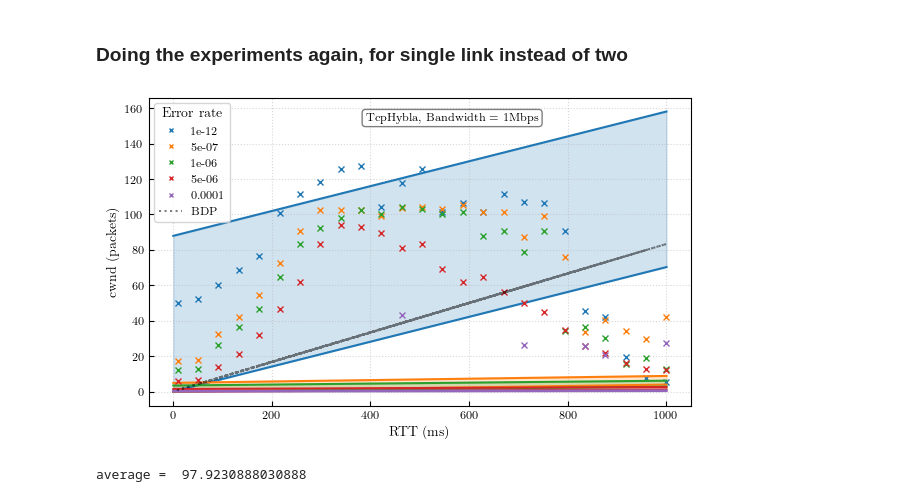
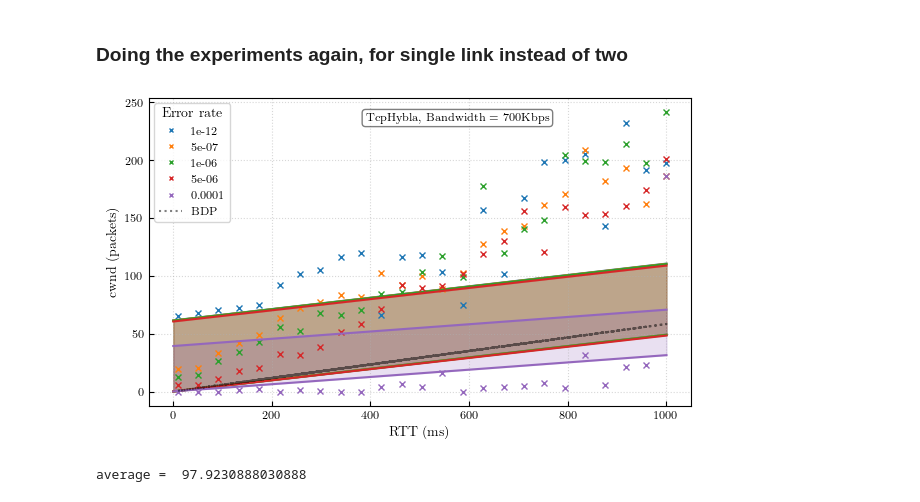
Before and after one commit to megretj/qpepcca, a Jupyter notebook: ns3_analysis.ipynb, the cells around one changed output. Drawn from its saved outputs; the diff is of its cells as text; code cells hidden in the pictures.

Commit message:
other few plots

```diff
--- a/ns3_analysis.ipynb
+++ b/ns3_analysis.ipynb
@@ -1422,9 +1422,10 @@ def save_figure(destination="./figures/ns3_results/temp.png"):
 def average_cwnd(file_path):
     try:
         data = np.loadtxt(file_path)
-        filtered_data = data[(data[:, 0] > 100) & (data[:, 1] < 150*mtu/8)]
+        filtered_data = data[(data[:, 0] > 100) & (data[:, 1] < 200*mtu)] #& (data[:, 1] < 200*mtu/8)
+        time_intervals = np.diff(filtered_data[:,0], prepend=0)
         # only take values after time is more than 100 seconds
-        return np.average(filtered_data[:,1])
+        return np.average(filtered_data[:,1], weights=time_intervals)
     except:
         return 0
 
@@ -1445,7 +1446,7 @@ def get_rtt(folder_path,file_path):
     if not match:
         print(f"Error: Delay not found in {file_path}")
         return None
-    return match.group(1)
+    return float(match.group(1))
 
 def get_run(file_path):
     match = re.search(r"_(\d+?)-",file_path)
@@ -1463,6 +1464,7 @@ import matplotlib.colors as mcolors
 my_colours = list(mcolors.TABLEAU_COLORS.values())
 mtu = 1500*8 # bits
 bdw = 1e6
+target_bandwidth = "1Mbps"
 cca = "TcpHybla"
 folder_path = f"../../../Documents/Github/ns-3-dev/results/tcp_model_comparison_final/{cca}/"
 
@@ -1487,51 +1489,53 @@ for i,filename in enumerate(file_list):
 # keep only results with an average cwnd greater than 0
 
 # sort the dictionary by error key
-results[bw] = dict(sorted(results[bw].items()))
+for bw in results:
+    results[bw] = dict(sorted(results[bw].items()))
 bit_error = [1e-12, 5e-7, 1e-6, 5e-6, 0.0001]
 rtts = np.linspace(0.001,1,25)
 upper_throughputs = np.zeros((len(bit_error),len(rtts)))
 lower_throughputs = np.zeros((len(bit_error),len(rtts)))
 points = np.zeros((len(bit_error),len(results[bw][error]),4))
 for j,error in enumerate(bit_error):
-    for i, rtt in enumerate(results[bw][error]):
+    for i, rtt in enumerate(results[target_bandwidth][error]):
         try:
-            points[j,i,:] = float(rtt)*2 , np.max(results[bw][error][rtt])/mtu*8, np.min(results[bw][error][rtt])/mtu*8, np.max(results[bw][error][rtt])/mtu*8
+            sorted_data = np.sort(results[target_bandwidth][error][rtt])[::-1]
+            points[j,i,:] = float(rtt)*2 , np.mean(sorted_data[:2])/mtu, np.min(results[target_bandwidth][error][rtt])/mtu, np.max(results[target_bandwidth][error][rtt])/mtu
         except:
-            print(f"error {error}, rtt {rtt} has following results {results[bw][error][rtt]}")
+            print(f"error {error}, rtt {rtt} has following results {results[target_bandwidth][error][rtt]}")
             points[j,i,:] = float(rtt)*2 , 0, 0, 0
         #points = points[points[:,0].argsort()]
     for i, rtt in enumerate(rtts):
-        link = CCA_MarkovChain_Hybla_bit(packet_err=error*1500*8,beta=0.7,N=130,C = 83,RTT_real=rtt)
+        link = CCA_MarkovChain_Hybla_bit(packet_err=error*1500*8,beta=0.7,N=130,C = int(bdw/(1500*8)),RTT_real=rtt)
         lower_throughputs[j,i] = link.sscwnd()
-        link = CCA_MarkovChain_Hybla_bit(packet_err=error*1500*8,beta=0.7,N=130,C = 83,RTT_real=rtt+1.25)
+        link = CCA_MarkovChain_Hybla_bit(packet_err=error*1500*8,beta=0.7,N=130,C = int(bdw/(1500*8)),RTT_real=rtt+1.25)
         upper_throughputs[j,i] = link.sscwnd()
 # %%
 plt.rcParams.update({'text.usetex': True, "font.family": "Computer Modern Roman"})
 props = dict(boxstyle='round', facecolor='white', alpha=0.5)
 fig, ax = plt.subplots(1,1,figsize=(7,4))
 for j,error in enumerate(bit_error):
     ax.plot(rtts*1000,lower_throughputs[j,:],color=my_colours[j%len(my_colours)])
     ax.plot(rtts*1000,upper_throughputs[j,:],color=my_colours[j%len(my_colours)])
     ax.fill_between(rtts*1000,lower_throughputs[j,:],upper_throughputs[j,:],color=my_colours[j%len(my_colours)],alpha=0.2)
     # I want to color the space between the two lines
     #plt.plot(rtts,throughputs[2*k+1,:], label = "CUBIC_packet p = {}".format(err))
     ax.plot(points[j,:,0],points[j,:,1],label=error,marker='x', markerfacecolor="none", markersize = '4',linestyle='',color=my_colours[j%len(my_colours)])
 ax.plot(points[0,:,0],bdw*points[0,:,0]/mtu/1000,linestyle=':',color='black', alpha = 0.5,label="BDP")
 #ax.plot(points[0,:,0],1.7/2*bdw*points[0,:,0]/mtu/1000,linestyle=':',color='blue', alpha = 0.5,label="max cwnd")
 #ax.set_ylim(0, 35)
-ax.text(0.40, 0.95, fr"{cca}, Bandwidth = 1Mbps", transform=ax.transAxes, fontsize="small",
+ax.text(0.40, 0.95, fr"{cca}, Bandwidth = {target_bandwidth}", transform=ax.transAxes, fontsize="small",
         verticalalignment='top', bbox=props)
 ax.legend(title="Error rate",loc='upper left',fontsize="small", markerscale=0.6, ncols=1)
 plt.tick_params(axis='both', direction='in',labelsize="small", grid_alpha=0.5, grid_linestyle=':')
 ax.grid()
 ax.set_xlabel("RTT (ms)")
 ax.set_ylabel("cwnd (packets)")
-save_figure("./figures/ns3_results/hybla_cwnd_v_rtt_sandwich_filtered.png")
+save_figure("./figures/ns3_results/temp700kbps.png")
 plt.show()
 # add the figure legend in latex as Average cwnd for different RTTs and errors, Hybla, Bottleneck bandwidth = 1Mbps
 # %% [output]
-[figure, old version]
+[figure, new version]
 # %%
 import scipy
 data = np.loadtxt("../../../Documents/Github/ns-3-dev/results/tcp_model_comparison_final/TcpHybla/TcpHybla_1e-05_355.625000ms_700Kbps_4-cwnd.data")
```
Also changed, not shown: parts of 2 cells of this notebook, 6 other files.
